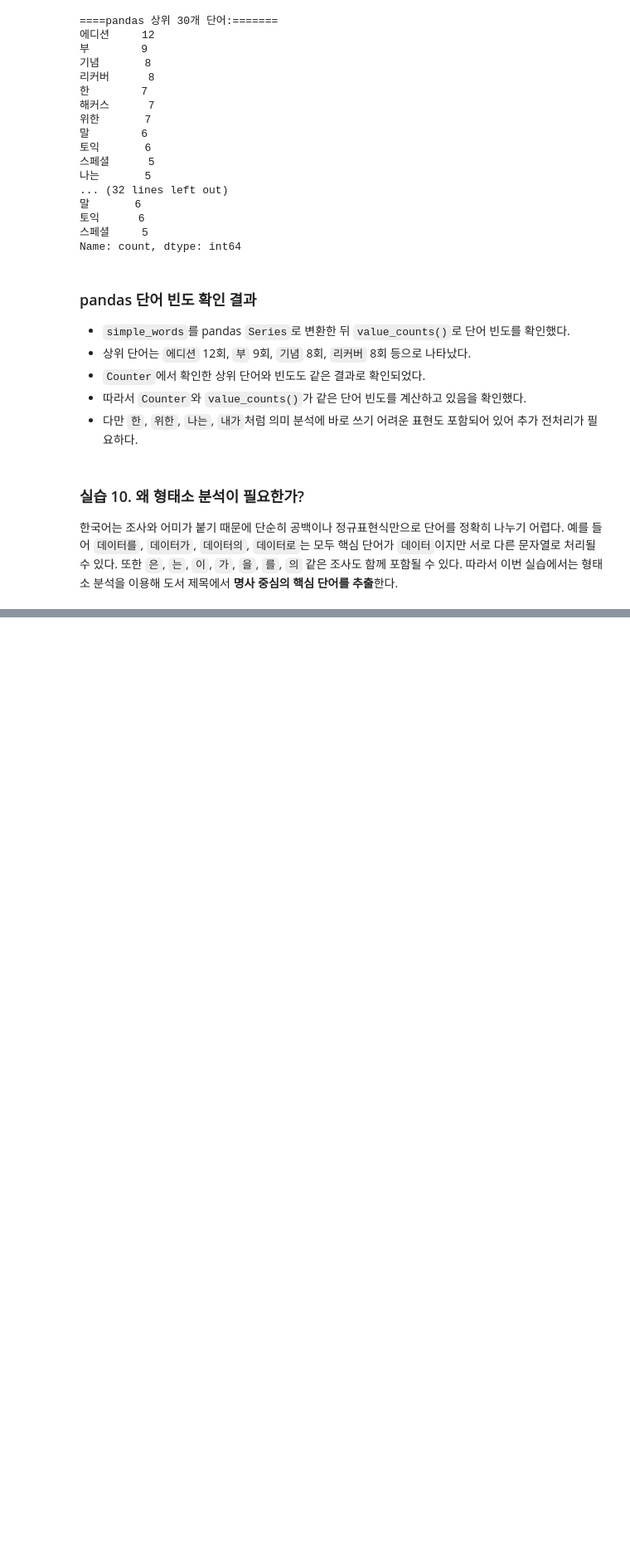
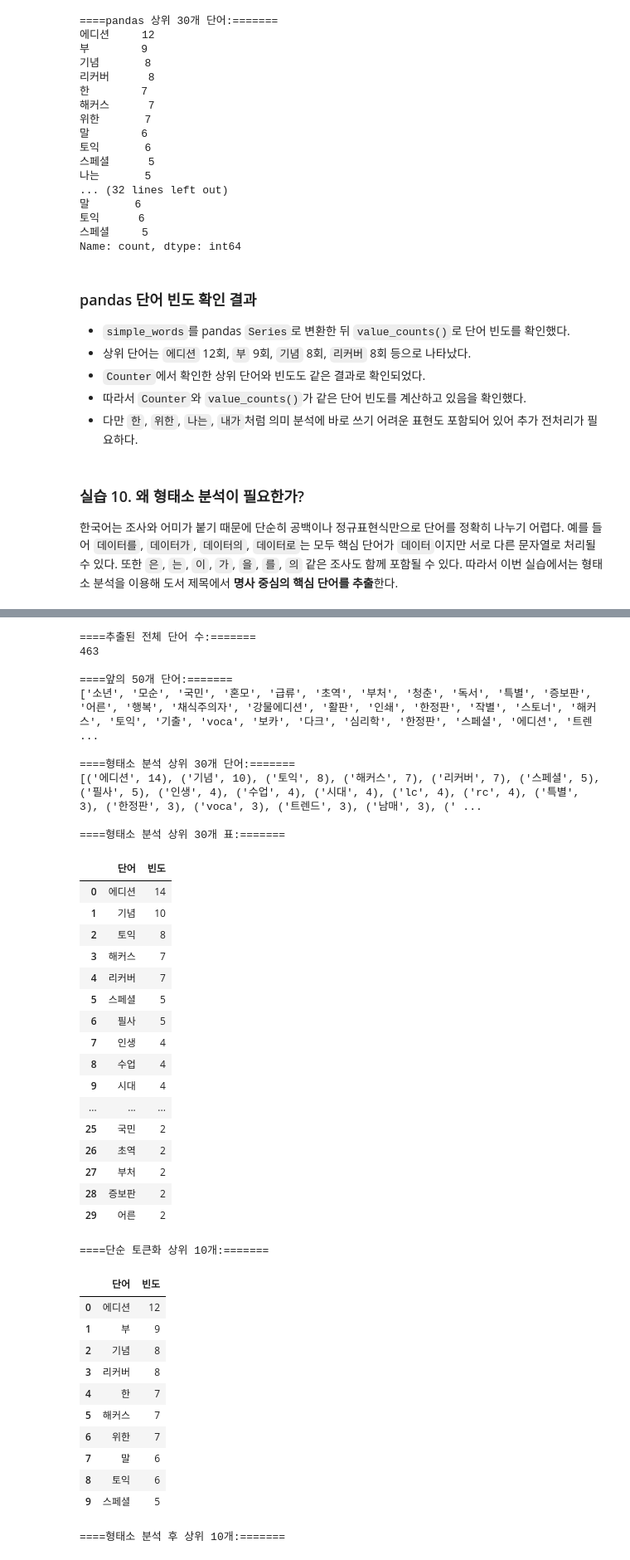
Before and after one commit to kyrdufmal-summer/llm-data-analysis-course, a Jupyter notebook: notebooks/book-text-ml/chapter02.ipynb, the cells around one changed output, grey strips where cells are left out. Shown at 83% size. Cells and saved outputs as stored; diff of their text form; code cells hidden in the pictures; blank space fills up the shorter version.

```diff
--- a/notebooks/book-text-ml/chapter02.ipynb
+++ b/notebooks/book-text-ml/chapter02.ipynb
@@ -502,0 +686,80 @@ ModuleNotFoundError: No module named 'konlpy'
+# %%
+from collections import Counter
+import pandas as pd
+
+# 모든 도서 제목에서 명사 중심 단어 추출
+filtered_words = []
+
+for title in titles:
+    words = extract_words(title)
+    filtered_words.extend(words)
+
+# 전체 추출 단어 확인
+print("\n====추출된 전체 단어 수:=======")
+print(len(filtered_words))
+
+print("\n====앞의 50개 단어:=======")
+print(filtered_words[:50])
+
+# 단어별 빈도 계산
+noun_counter = Counter(filtered_words)
+
+print("\n====형태소 분석 상위 30개 단어:=======")
+print(noun_counter.most_common(30))
+
+# 상위 30개를 DataFrame으로 변환
+noun_top30 = pd.DataFrame(
+    noun_counter.most_common(30),
+    columns=["단어", "빈도"]
+)
+
+print("\n====형태소 분석 상위 30개 표:=======")
+display(noun_top30)
+
+# 단순 토큰화 결과와 비교
+print("\n====단순 토큰화 상위 10개:=======")
+display(simple_top30.head(10))
+
+print("\n====형태소 분석 후 상위 10개:=======")
+display(noun_top30.head(10))
+# %% [output]
+====추출된 전체 단어 수:=======
+463
+
+====앞의 50개 단어:=======
+['소년', '모순', '국민', '혼모', '급류', '초역', '부처', '청춘', '독서', '특별', '증보판', '어른', '행복', '채식주의자', '강물에디션', '활판', '인쇄', '한정판', '작별', '스토너', '해커스', '토익', '기출', 'voca', '보카', '다크', '심리학', '한정판', '스페셜', '에디션', '트렌 ...
+
+====형태소 분석 상위 30개 단어:=======
+[('에디션', 14), ('기념', 10), ('토익', 8), ('해커스', 7), ('리커버', 7), ('스페셜', 5), ('필사', 5), ('인생', 4), ('수업', 4), ('시대', 4), ('lc', 4), ('rc', 4), ('특별', 3), ('한정판', 3), ('voca', 3), ('트렌드', 3), ('남매', 3), (' ...
+
+====형태소 분석 상위 30개 표:=======
+|  | 단어 | 빈도 |
+| 0 | 에디션 | 14 |
+| 1 | 기념 | 10 |
+| 2 | 토익 | 8 |
+| 3 | 해커스 | 7 |
+| 4 | 리커버 | 7 |
+| 5 | 스페셜 | 5 |
+| 6 | 필사 | 5 |
+| 7 | 인생 | 4 |
+| 8 | 수업 | 4 |
+| 9 | 시대 | 4 |
+| ... | ... | ... |
+| 25 | 국민 | 2 |
+| 26 | 초역 | 2 |
+| 27 | 부처 | 2 |
+| 28 | 증보판 | 2 |
+| 29 | 어른 | 2 |
+====단순 토큰화 상위 10개:=======
+|  | 단어 | 빈도 |
+| 0 | 에디션 | 12 |
+| 1 | 부 | 9 |
+| 2 | 기념 | 8 |
+| 3 | 리커버 | 8 |
+| 4 | 한 | 7 |
+| 5 | 해커스 | 7 |
+| 6 | 위한 | 7 |
+| 7 | 말 | 6 |
+| 8 | 토익 | 6 |
+| 9 | 스페셜 | 5 |
+====형태소 분석 후 상위 10개:=======
```
Also changed, not shown: parts of 56 cells of this notebook, 3 other files.
